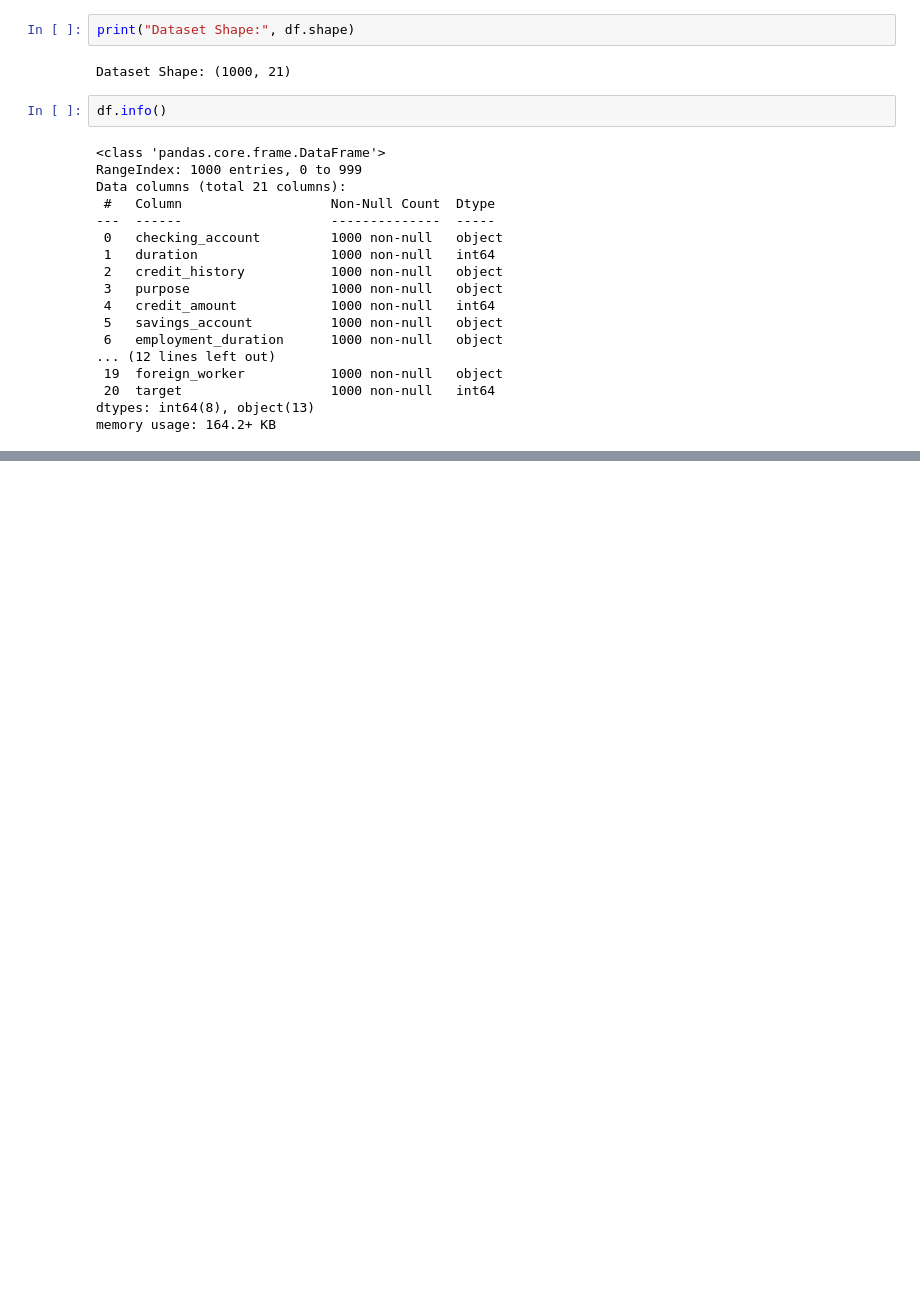
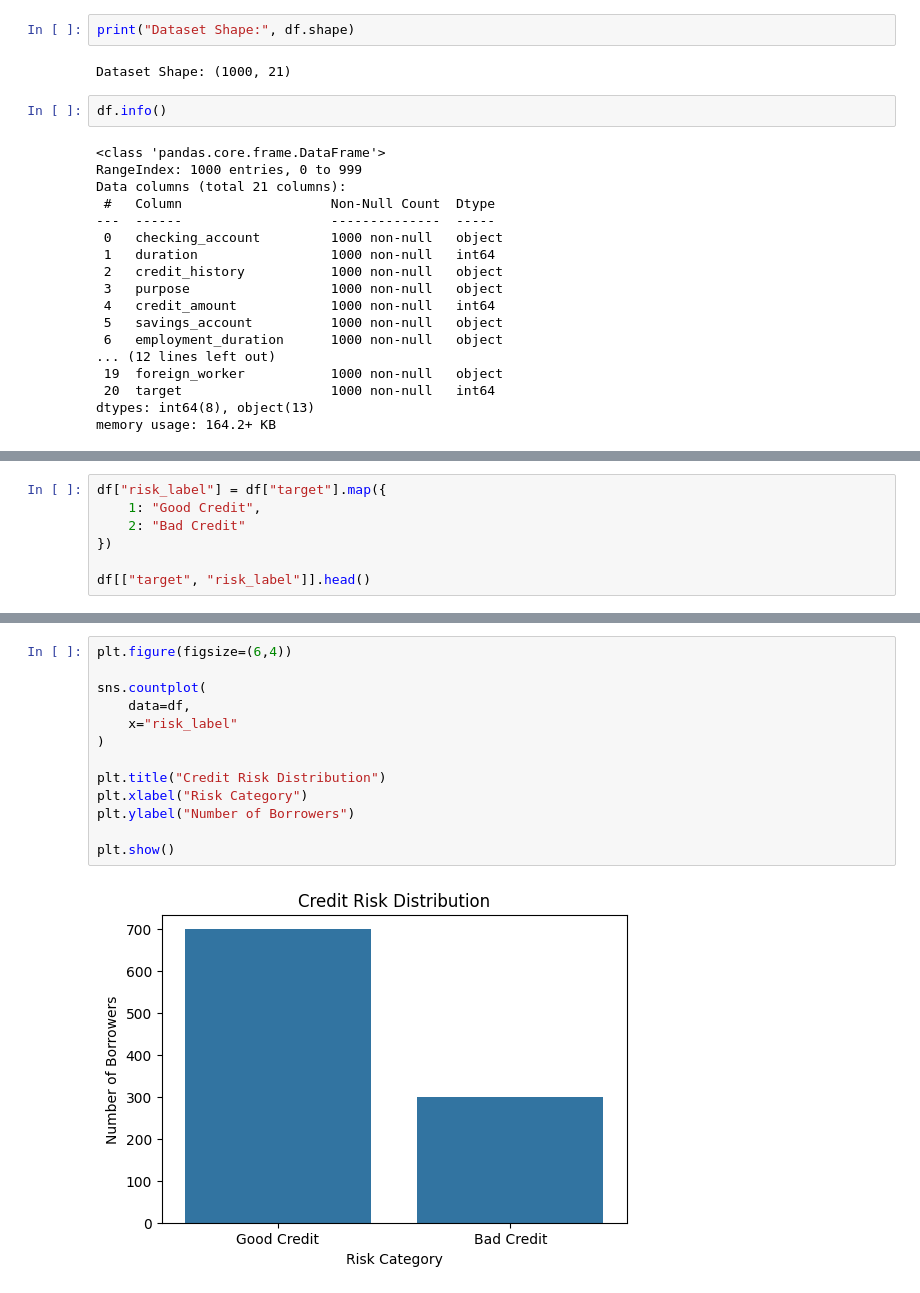
Before and after one commit to OkyereBiew/bayesian-credit-risk-simulator, a Jupyter notebook: notebooks/01_data_exploration.ipynb, the cells around one changed output, grey strips where cells are left out. Saved outputs shown, nothing was run; the diff lists cells and outputs as text; blank space fills up the shorter version.

Commit message:
Perform exploratory data analysis on German credit dataset

```diff
--- a/notebooks/01_data_exploration.ipynb
+++ b/notebooks/01_data_exploration.ipynb
@@ -102,0 +112,7 @@ memory usage: 164.2+ KB
+# %%
+df["risk_label"] = df["target"].map({
+    1: "Good Credit",
+    2: "Bad Credit"
+})
+
+df[["target", "risk_label"]].head()
@@ -102,0 +126,15 @@ memory usage: 164.2+ KB
+# %%
+plt.figure(figsize=(6,4))
+
+sns.countplot(
+    data=df,
+    x="risk_label"
+)
+
+plt.title("Credit Risk Distribution")
+plt.xlabel("Risk Category")
+plt.ylabel("Number of Borrowers")
+
+plt.show()
+# %% [output]
+[figure, added]
```
Also changed, not shown: parts of 10 cells of this notebook.
